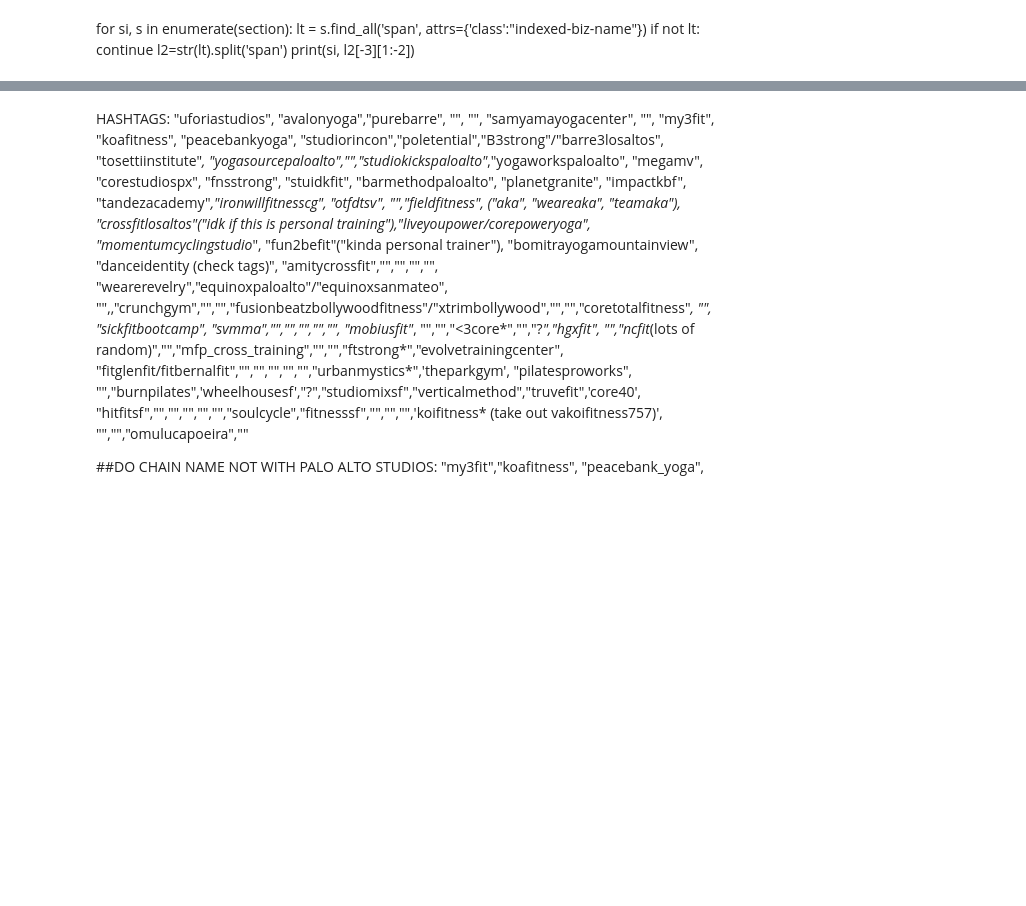
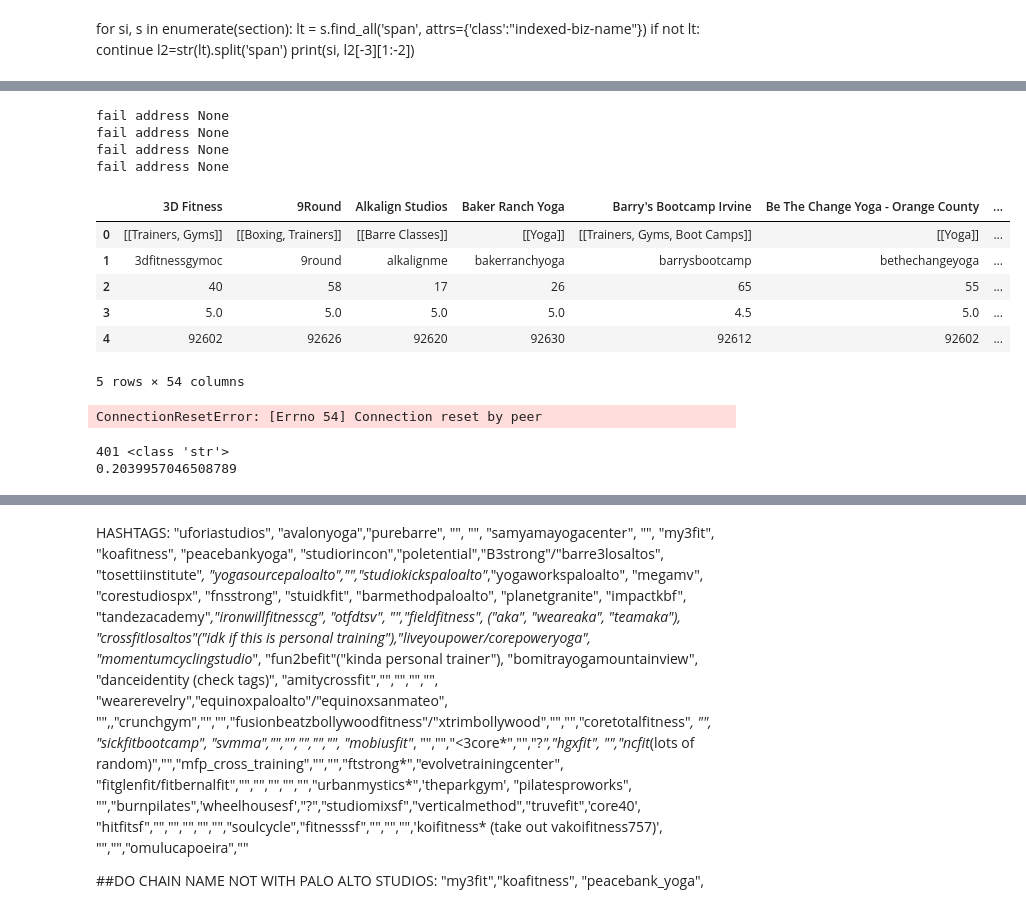
Before and after one commit to mfrate28/Insight, a Jupyter notebook: ScrapingWebpageDescriptions.ipynb, the cells around one changed output, grey strips where cells are left out. Drawn from its saved outputs; the diff is of its cells as text; code cells hidden in the pictures; blank space fills up the shorter version.

```diff
--- a/ScrapingWebpageDescriptions.ipynb
+++ b/ScrapingWebpageDescriptions.ipynb
@@ -205,0 +567,35 @@ dict_keys(['Uforia Studios', 'Avalon Yoga International, Inc.', 'Pure Barre - Pa
+# %%
+studionames_oc = data_from_sql['studioName'].tolist()
+hashtags_oc = data_from_sql['name'].tolist()
+# %%
+placeDict_oc={}
+for iname, name in enumerate(studionames_oc):
+    name= name.replace(" ", "+")
+    soup = openAndParse("https://www.yelp.com/search?find_desc="+name+"&find_loc=Irvine%2C+CA&ns=1")
+    if parseIt(soup, True):
+        name, types, review, star, address = parseIt(soup)
+        hashtag = hashtags_oc[iname]
+        placeDict_oc[name]=[[types], hashtag, review, star, address]
+# %% [output]
+fail address None
+fail address None
+fail address None
+fail address None
+# %%
+studioOC = pd.DataFrame.from_dict(placeDict_oc)
+# %%
+studioOC.at[4, 'Caffe Yoga']= 92782
+studioOC.at[4, 'Stella Luna Yoga']=90630
+# %%
+
+pd.set_option('display.max_rows', None)
+#studioOC.transpose()
+studioOC.head()
+# %% [output]
+|  | 3D Fitness | 9Round | Alkalign Studios | Baker Ranch Yoga | Barry's Bootcamp Irvine | Be The Change Yoga - Orange County | ... |
+| 0 | [[Trainers, Gyms]] | [[Boxing, Trainers]] | [[Barre Classes]] | [[Yoga]] | [[Trainers, Gyms, Boot Camps]] | [[Yoga]] | ... |
+| 1 | 3dfitnessgymoc | 9round | alkalignme | bakerranchyoga | barrysbootcamp | bethechangeyoga | ... |
+| 2 | 40 | 58 | 17 | 26 | 65 | 55 | ... |
+| 3 | 5.0 | 5.0 | 5.0 | 5.0 | 4.5 | 5.0 | ... |
+| 4 | 92602 | 92626 | 92620 | 92630 | 92612 | 92602 | ... |
+5 rows × 54 columns
@@ -205,0 +606,23 @@ dict_keys(['Uforia Studios', 'Avalon Yoga International, Inc.', 'Pure Barre - Pa
+# %%
+zips = studioDF.loc[4].tolist()+studioOC.loc[4].tolist()
+zips1=[]
+zips2=[]
+miles=[]
+for i, (a, b) in enumerate(itertools.combinations(zips, 2)):
+    #compare(a, b)
+    zips1.append(a)
+    zips2.append(b)
+    if i%50 == 0:
+        time.sleep(60.*60.+60.)
+        soup = openAndParse("https://www.zipcodeapi.com/rest/Yj0b7jqrcu0pxrqKXOsOrm8jkePMsoTqHUCOd2gqxgQ5IhQF5itwECQYQGLj4FKM/distance.csv/"+str(a)+"/"+str(b)+"/mile")
+    else:
+        soup = openAndParse("https://www.zipcodeapi.com/rest/Yj0b7jqrcu0pxrqKXOsOrm8jkePMsoTqHUCOd2gqxgQ5IhQF5itwECQYQGLj4FKM/distance.csv/"+str(a)+"/"+str(b)+"/mile")
+    #soup = openAndParse("http://www.melissadata.com/Lookups/zipdistance.asp?zip1="+str(a)+"&zip2="+str(b))
+    #dist = soup.find('font').text
+    miles.append(soup)
+    #print(soup.split('distance')[-1])
+d = {'zip1': zips1, 'zips2': zips2, 'dist': miles}
+zipcodeDF = pd.DataFrame(d)
+zipcodeDF.head()
+# %% [output]
+ConnectionResetError: [Errno 54] Connection reset by peer
@@ -205,0 +632,14 @@ dict_keys(['Uforia Studios', 'Avalon Yoga International, Inc.', 'Pure Barre - Pa
+# %%
+btime=time.time()
+zip1 = 92617
+zip2 = 94306
+js = urllib.urlopen("https://maps.googleapis.com/maps/api/directions/json?origin="+str(zip1)+"&destination="+str(zip2)+"&key=AIzaSyDA4cQx3HDliclGSXo8UeEfmXH-wB_Na-Q")
+j =json.load(js)
+js.close()
+dis = j['routes'][0]['legs'][0]['distance']['text'][:-3]
+print(dis, type(dis))
+etime=time.time()
+print(etime-btime)
+# %% [output]
+401 <class 'str'>
+0.2039957046508789
```
Also changed, not shown: parts of 32 cells of this notebook.
